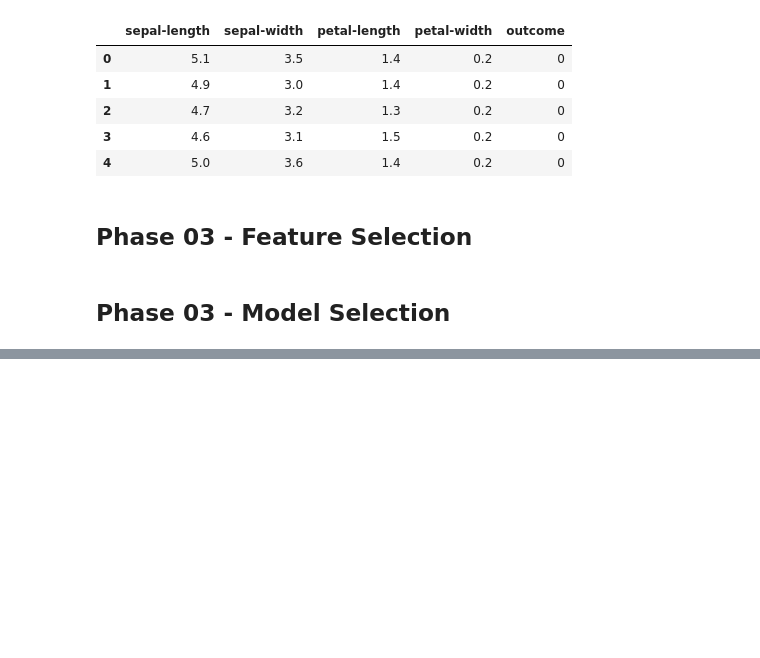
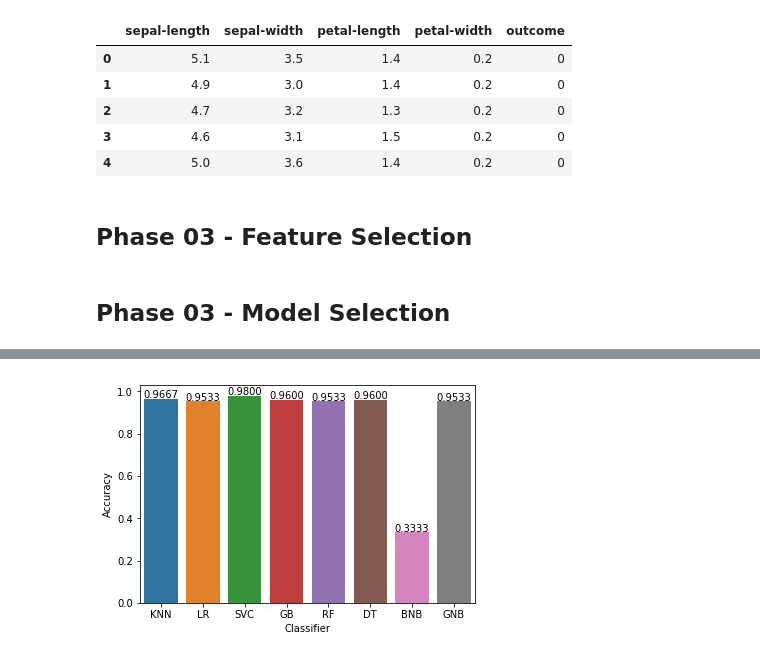
Before and after one commit to LahiruTjay/Machine-Learning-With-Python, a Jupyter notebook: Machine Learning Workflow on Iris Data.ipynb, the cells around one changed output, grey strips where cells are left out. Saved outputs shown, nothing was run; the diff lists cells and outputs as text; code cells hidden in the pictures; blank space fills up the shorter version.

```diff
--- a/Machine Learning Workflow on Iris Data.ipynb
+++ b/Machine Learning Workflow on Iris Data.ipynb
@@ -177,2 +177,13 @@ print(kf_cross_val)
 6  BNB  0.333333
 7  GNB  0.953333
+# %%
+axis = sns.barplot(x = 'Name', y = 'Score', data = kf_cross_val)
+axis.set(xlabel='Classifier', ylabel='Accuracy')
+
+for p in axis.patches:
+    height = p.get_height()
+    axis.text(p.get_x() + p.get_width()/2, height + 0.005, '{:1.4f}'.format(height), ha="center")
+
+plt.show()
+# %% [output]
+[figure, added]
```
Also changed, not shown: parts of 1 cell of this notebook, 1 other file.
